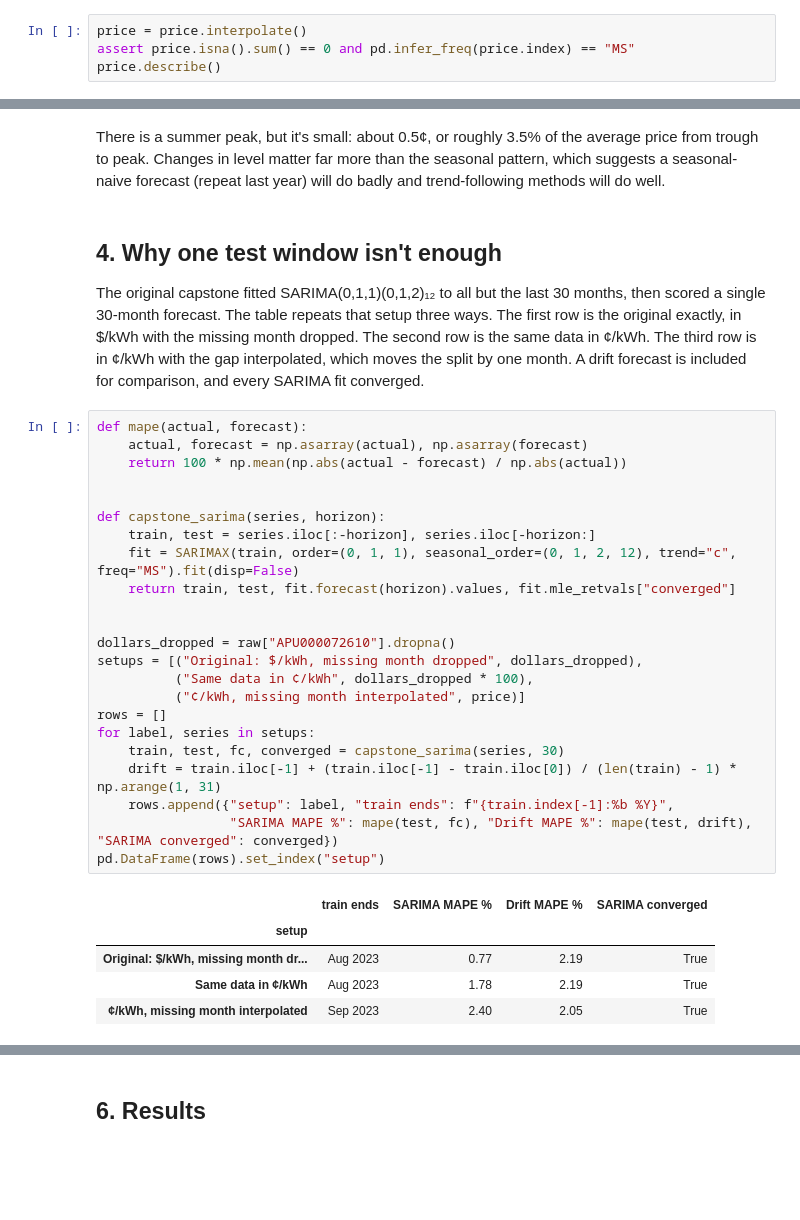
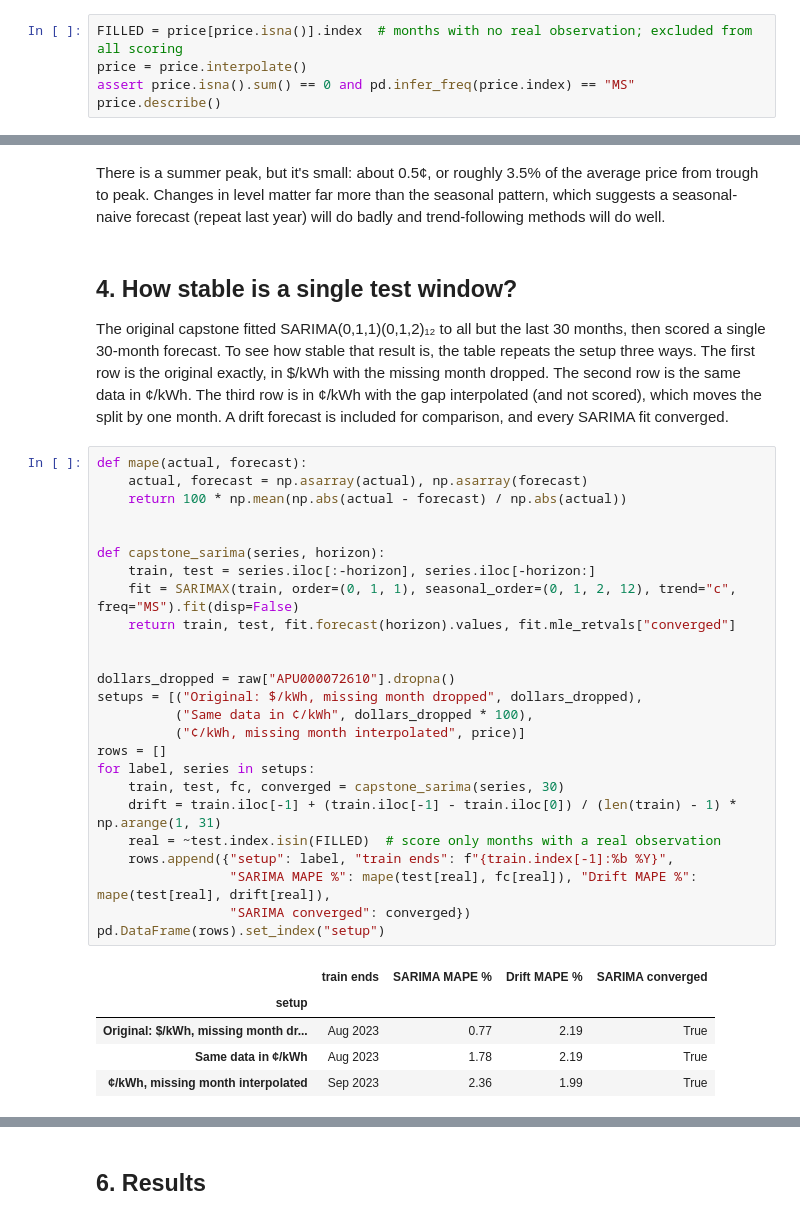
Before and after one commit to morinmro/msda-portfolio, a Jupyter notebook: ai-assisted/electricity-price-forecast/electricity_price_forecast.ipynb, the cells around one changed output, grey strips where cells are left out. Drawn from its saved outputs; the diff is of its cells as text; blank space fills up the shorter version.

```diff
--- a/ai-assisted/electricity-price-forecast/electricity_price_forecast.ipynb
+++ b/ai-assisted/electricity-price-forecast/electricity_price_forecast.ipynb
@@ -75,4 +77,5 @@ October 2025 is missing; BLS didn't publish it. The original capstone dropped th
 # %%
+FILLED = price[price.isna()].index  # months with no real observation; excluded from all scoring
 price = price.interpolate()
 assert price.isna().sum() == 0 and pd.infer_freq(price.index) == "MS"
 price.describe()
@@ -137,36 +140,38 @@ Peak-to-trough seasonal swing: 0.53¢, about 3.5% of the average price
 # %% [markdown]
 There is a summer peak, but it's small: about 0.5¢, or roughly 3.5% of the average price from trough to peak. Changes in level matter far more than the seasonal pattern, which suggests a seasonal-naive forecast (repeat last year) will do badly and trend-following methods will do well.
 # %% [markdown]
-## 4. Why one test window isn't enough
+## 4. How stable is a single test window?
 
-The original capstone fitted SARIMA(0,1,1)(0,1,2)₁₂ to all but the last 30 months, then scored a single 30-month forecast. The table repeats that setup three ways. The first row is the original exactly, in $/kWh with the missing month dropped. The second row is the same data in ¢/kWh. The third row is in ¢/kWh with the gap interpolated, which moves the split by one month. A drift forecast is included for comparison, and every SARIMA fit converged.
+The original capstone fitted SARIMA(0,1,1)(0,1,2)₁₂ to all but the last 30 months, then scored a single 30-month forecast. To see how stable that result is, the table repeats the setup three ways. The first row is the original exactly, in $/kWh with the missing month dropped. The second row is the same data in ¢/kWh. The third row is in ¢/kWh with the gap interpolated (and not scored), which moves the split by one month. A drift forecast is included for comparison, and every SARIMA fit converged.
 # %%
 def mape(actual, forecast):
     actual, forecast = np.asarray(actual), np.asarray(forecast)
     return 100 * np.mean(np.abs(actual - forecast) / np.abs(actual))
 
 
 def capstone_sarima(series, horizon):
     train, test = series.iloc[:-horizon], series.iloc[-horizon:]
     fit = SARIMAX(train, order=(0, 1, 1), seasonal_order=(0, 1, 2, 12), trend="c", freq="MS").fit(disp=False)
     return train, test, fit.forecast(horizon).values, fit.mle_retvals["converged"]
 
 
 dollars_dropped = raw["APU000072610"].dropna()
 setups = [("Original: $/kWh, missing month dropped", dollars_dropped),
           ("Same data in ¢/kWh", dollars_dropped * 100),
           ("¢/kWh, missing month interpolated", price)]
 rows = []
 for label, series in setups:
     train, test, fc, converged = capstone_sarima(series, 30)
     drift = train.iloc[-1] + (train.iloc[-1] - train.iloc[0]) / (len(train) - 1) * np.arange(1, 31)
+    real = ~test.index.isin(FILLED)  # score only months with a real observation
     rows.append({"setup": label, "train ends": f"{train.index[-1]:%b %Y}",
-                 "SARIMA MAPE %": mape(test, fc), "Drift MAPE %": mape(test, drift), "SARIMA converged": converged})
+                 "SARIMA MAPE %": mape(test[real], fc[real]), "Drift MAPE %": mape(test[real], drift[real]),
+                 "SARIMA converged": converged})
 pd.DataFrame(rows).set_index("setup")
 # %% [output]
 |  | train ends | SARIMA MAPE % | Drift MAPE % | SARIMA converged |
 | setup |  |  |  |  |
 | Original: $/kWh, missing month dr... | Aug 2023 | 0.77 | 2.19 | True |
 | Same data in ¢/kWh | Aug 2023 | 1.78 | 2.19 | True |
-| ¢/kWh, missing month interpolated | Sep 2023 | 2.40 | 2.05 | True |
+| ¢/kWh, missing month interpolated | Sep 2023 | 2.36 | 1.99 | True |
 # %% [markdown]
```
Also changed, not shown: parts of 22 cells of this notebook, 4 other files.
